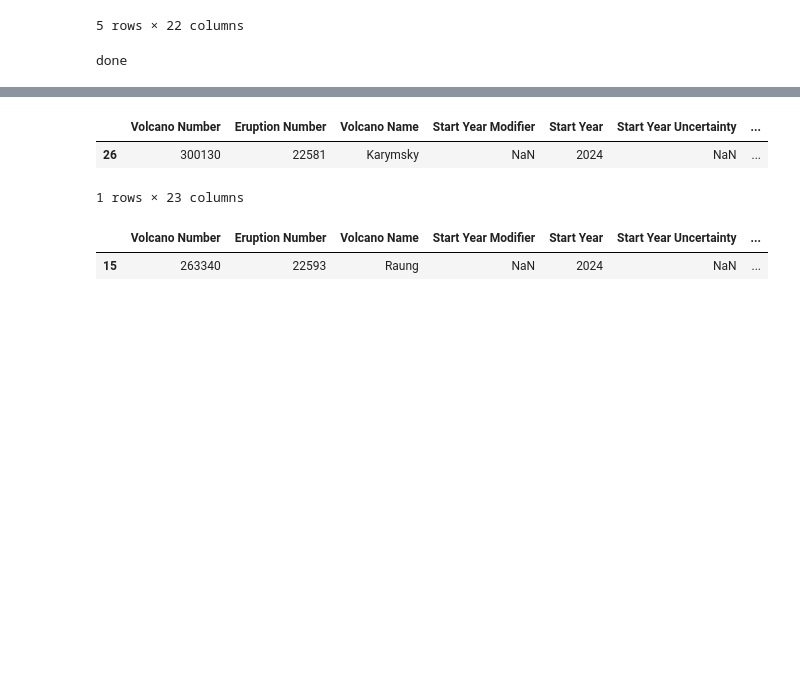
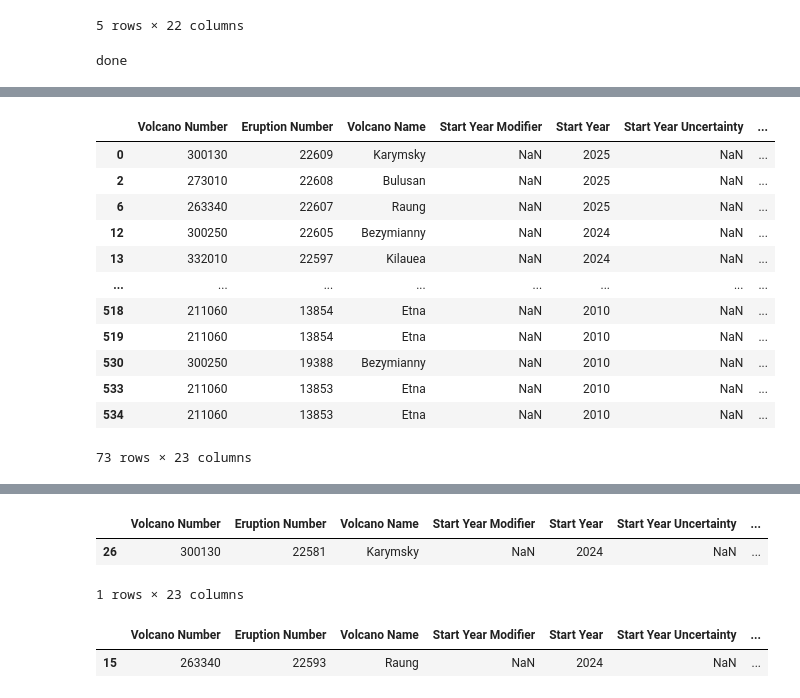
Before and after one commit to thsator/sat-imagery-ml, a Jupyter notebook: 1_DatasetCharacteristics/EruptionImages/get_images.ipynb, the cells around one changed output, grey strips where cells are left out. Saved outputs shown, nothing was run; the diff lists cells and outputs as text; code cells hidden in the pictures; blank space fills up the shorter version.

```diff
--- a/1_DatasetCharacteristics/EruptionImages/get_images.ipynb
+++ b/1_DatasetCharacteristics/EruptionImages/get_images.ipynb
@@ -54,4 +54,20 @@ df_eruptions.head()
 5 rows × 23 columns
+# %%
+df_eruptions
+# %% [output]
+|  | Volcano Number | Eruption Number | Volcano Name | Start Year Modifier | Start Year | Start Year Uncertainty | ... |
+| 0 | 300130 | 22609 | Karymsky | NaN | 2025 | NaN | ... |
+| 2 | 273010 | 22608 | Bulusan | NaN | 2025 | NaN | ... |
+| 6 | 263340 | 22607 | Raung | NaN | 2025 | NaN | ... |
+| 12 | 300250 | 22605 | Bezymianny | NaN | 2024 | NaN | ... |
+| 13 | 332010 | 22597 | Kilauea | NaN | 2024 | NaN | ... |
+| ... | ... | ... | ... | ... | ... | ... | ... |
+| 518 | 211060 | 13854 | Etna | NaN | 2010 | NaN | ... |
+| 519 | 211060 | 13854 | Etna | NaN | 2010 | NaN | ... |
+| 530 | 300250 | 19388 | Bezymianny | NaN | 2010 | NaN | ... |
+| 533 | 211060 | 13853 | Etna | NaN | 2010 | NaN | ... |
+| 534 | 211060 | 13853 | Etna | NaN | 2010 | NaN | ... |
+73 rows × 23 columns
 # %%
 print(df_eruptions['Start_Date'].describe())
 print("\nUnique Start Dates:", df_eruptions['Start_Date'].nunique())
```
Also changed, not shown: parts of 4 cells of this notebook.
